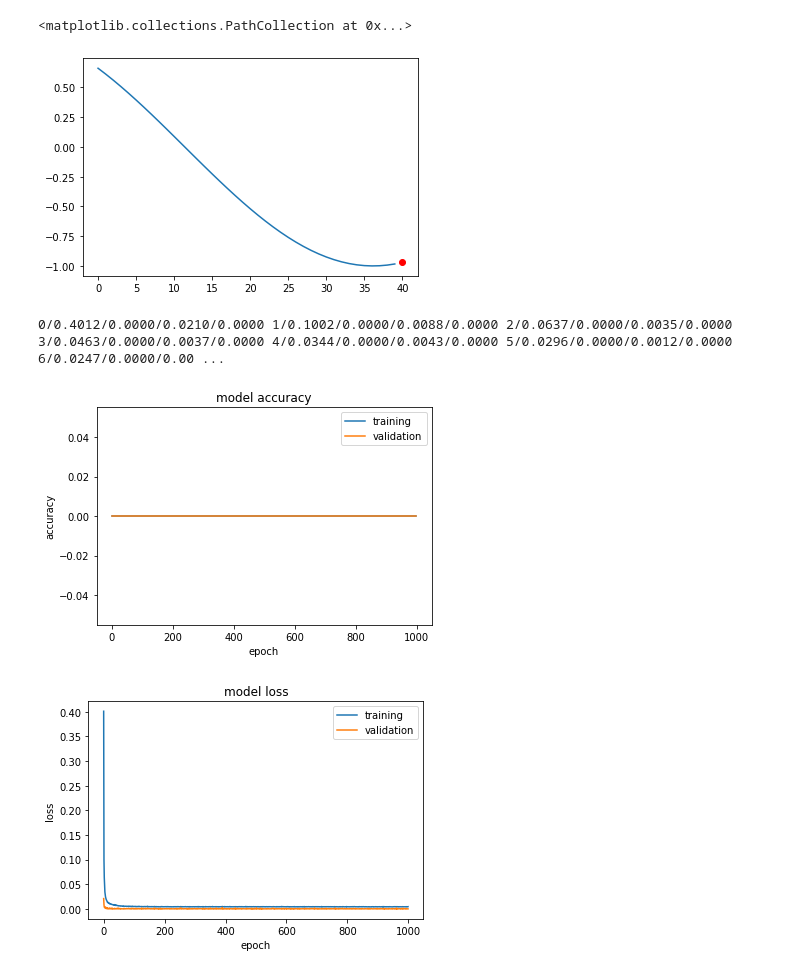
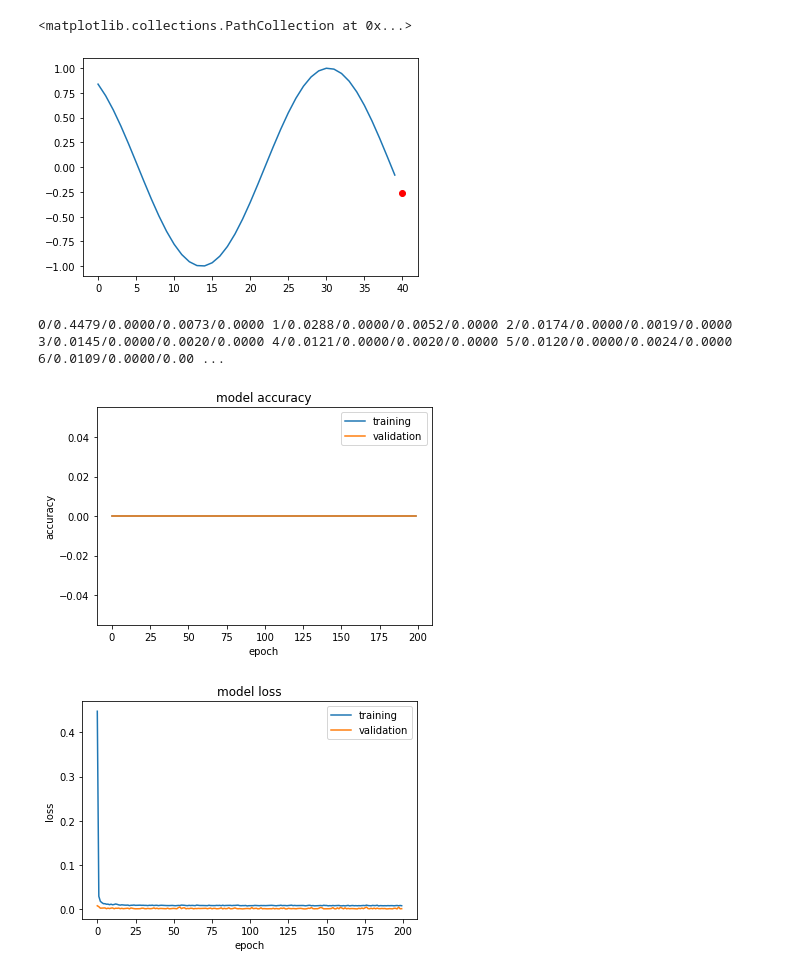
Before and after one commit to atobe/intro_to_dl_shared, a Jupyter notebook: 01 simple sine following.ipynb, the cells around one changed output. Cells and saved outputs as stored; diff of their text form; code cells hidden in the pictures.

```diff
--- a/01 simple sine following.ipynb
+++ b/01 simple sine following.ipynb
@@ -23,9 +24,7 @@ from sklearn.model_selection import train_test_split
 # %%
 def gen_random_sine(n_points=100):
     frequency = random.random() * 3 + 1
-    frequency = 1
     phase_offset = random.random() * 2 * np.pi
-#     phase_offset = 0
     xs = np.linspace(0.0, 2*np.pi, n_points)
     ys = np.sin(xs*frequency+phase_offset)
     return ys
@@ -57,8 +56,8 @@ xs, ys = np.array(xs), np.array(ys)
 
 
 x_train, x_test, y_train, y_test = train_test_split(xs, ys, test_size=0.33)
-x_train = x_train.reshape(x_train.shape + (1, ))
-x_test = x_test.reshape(x_test.shape + (1, ))
+# x_train = x_train.reshape(x_train.shape + (1, ))
+# x_test = x_test.reshape(x_test.shape + (1, ))
 
 x_train.shape, y_train.shape, x_test.shape, y_test.shape
 # %% [output]
@@ -70,7 +69,7 @@ plt.plot(x_train[0])
 plt.scatter([40], [y_train[0]], c='r')
 # %% [output]
 <matplotlib.collections.PathCollection at 0x...>
-[figure, old version]
+[figure, new version]
 # %%
 def plot_training_history(history, model):
     plt.plot(history.history['accuracy'])
@@ -98,31 +97,29 @@ def plot_training_history(history, model):
 # %%
 # model and train
 class MyCallback(Callback):
     def on_epoch_end(self, epoch, logs=None):
         print('{:d}/{:.4f}/{:.4f}/{:.4f}/{:.4f} '.format(epoch, logs['loss'], logs['accuracy'],
             logs['val_loss'], logs['val_accuracy']), end='')
 
 
 test_data = x_test
 test_labels = y_test
 model = Sequential()
-model.add(Input(shape=(40,1)))
-# model.add(Dense(100, activation='linear'))
-# model.add(LeakyReLU(alpha=0.03))
-# model.add(Dense(100, activation='tanh'))
-# model.add(LeakyReLU(alpha=0.03))
-model.add(Conv1D(filters=5, kernel_size=3))
-model.add(Conv1D(filters=5, kernel_size=3))
+model.add(Input(shape=(40,)))
+model.add(Dense(160, activation='linear'))
+model.add(Dense(80, activation='linear'))
 model.add(Dropout(0.5))
+model.add(Dense(40, activation='linear'))
+model.add(Dense(20, activation='linear'))
 model.add(Flatten())
 model.add(Dense(1, activation='linear'))
 
 model.compile(optimizer="adam", loss='mse', metrics=['accuracy'])
 # model.summary()
 
-history = model.fit(x_train, y_train, shuffle=True, batch_size=64, epochs=1000, verbose=0, validation_split=.2, callbacks=[MyCallback()])
+history = model.fit(x_train, y_train, shuffle=True, batch_size=64, epochs=200, verbose=0, validation_split=.2, callbacks=[MyCallback()])
 plot_training_history(history, model)
 # %% [output]
-0/0.4012/0.0000/0.0210/0.0000 1/0.1002/0.0000/0.0088/0.0000 2/0.0637/0.0000/0.0035/0.0000 3/0.0463/0.0000/0.0037/0.0000 4/0.0344/0.0000/0.0043/0.0000 5/0.0296/0.0000/0.0012/0.0000 6/0.0247/0.0000/0.00 ...
+0/0.4479/0.0000/0.0073/0.0000 1/0.0288/0.0000/0.0052/0.0000 2/0.0174/0.0000/0.0019/0.0000 3/0.0145/0.0000/0.0020/0.0000 4/0.0121/0.0000/0.0020/0.0000 5/0.0120/0.0000/0.0024/0.0000 6/0.0109/0.0000/0.00 ...
-[figure, old version]
+[figure, new version]
-[figure, old version]
+[figure, new version]
```
Also changed, not shown: parts of 6 cells of this notebook, 3 other files.
